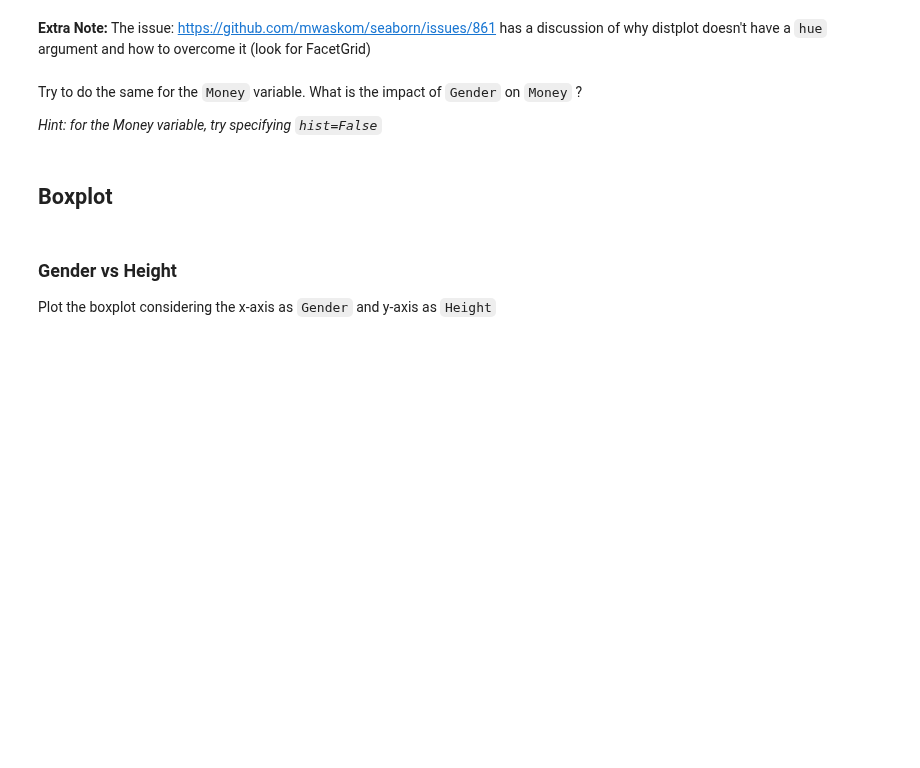
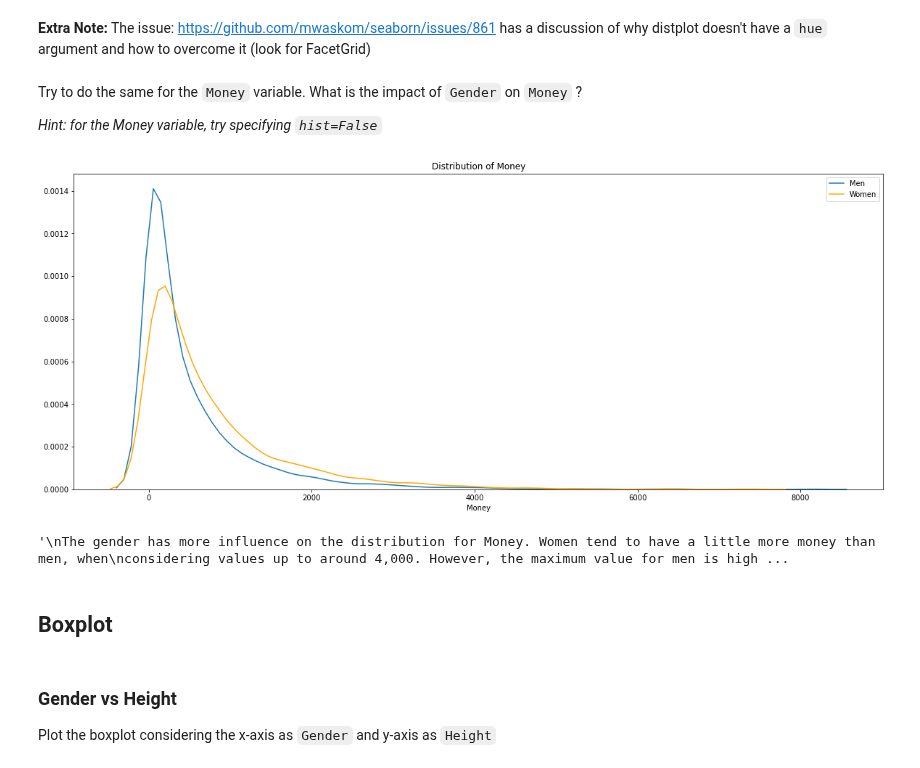
Before and after one commit to gabrielanakasato/ironhack-daft, a Jupyter notebook: labs/lab-w05/06-statistics-visualizations/main.ipynb, the cells around one changed output. Drawn from its saved outputs; the diff is of its cells as text; code cells hidden in the pictures; blank space fills up the shorter version.

```diff
--- a/labs/lab-w05/06-statistics-visualizations/main.ipynb
+++ b/labs/lab-w05/06-statistics-visualizations/main.ipynb
@@ -545,6 +585,26 @@ plt.suptitle('Distribution of Height');
 Try to do the same for the `Money` variable. What is the impact of `Gender` on `Money` ?
 
 _Hint: for the Money variable, try specifying `hist=False`_
+# %%
+# Distribution of the variable "Money" by "Gender"
+fig, axes = plt.subplots(nrows=1, ncols=1, figsize=(20,8))
+
+## Create the distributions
+sns.distplot(men.Money, hist=False, label='Men')
+sns.distplot(women.Money, hist=False, color='orange', label='Women')
+
+## Add a title
+plt.title('Distribution of Money');
+# %% [output]
+[figure, added]
+# %%
+'''
+The gender has more influence on the distribution for Money. Women tend to have a little more money than men, when
+considering values up to around 4,000. However, the maximum value for men is higher than for women. Regarding the format
+of the distribution, both are similar and they are a right-skewed one.
+'''
+# %% [output]
+'\nThe gender has more influence on the distribution for Money. Women tend to have a little more money than men, when\nconsidering values up to around 4,000. However, the maximum value for men is high ...
 # %% [markdown]
 ## Boxplot
 # %% [markdown]
```
Also changed, not shown: parts of 10 cells of this notebook.
